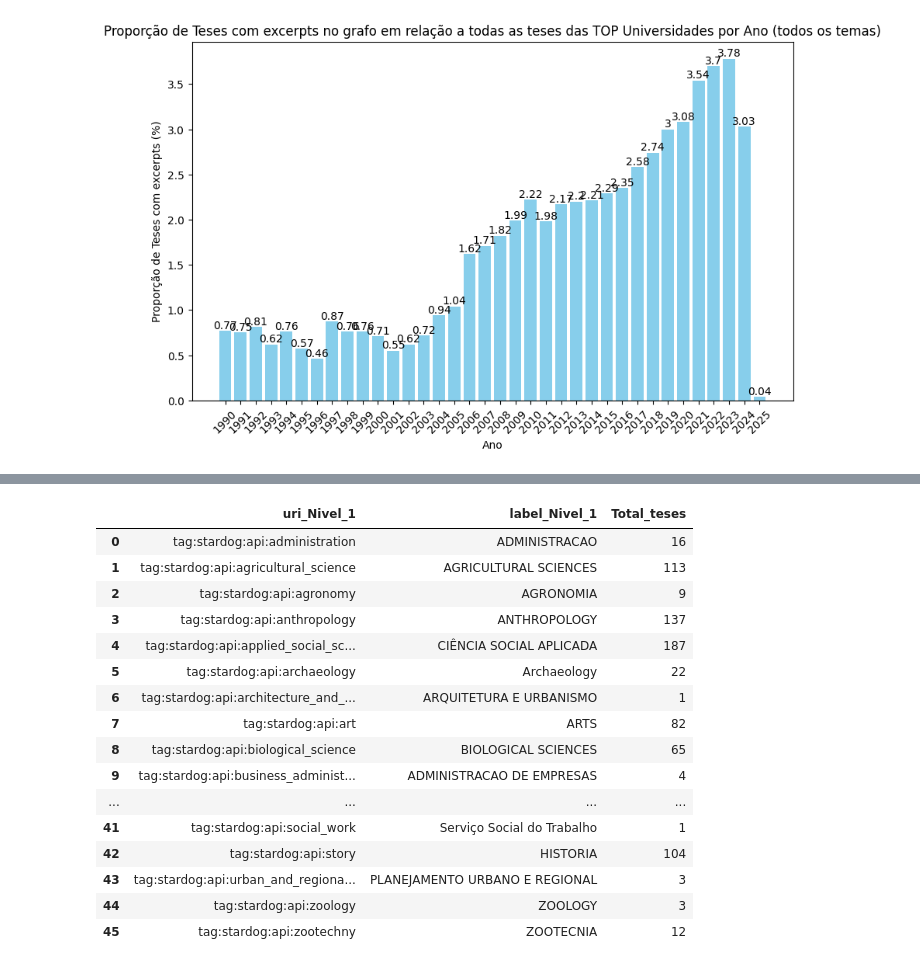
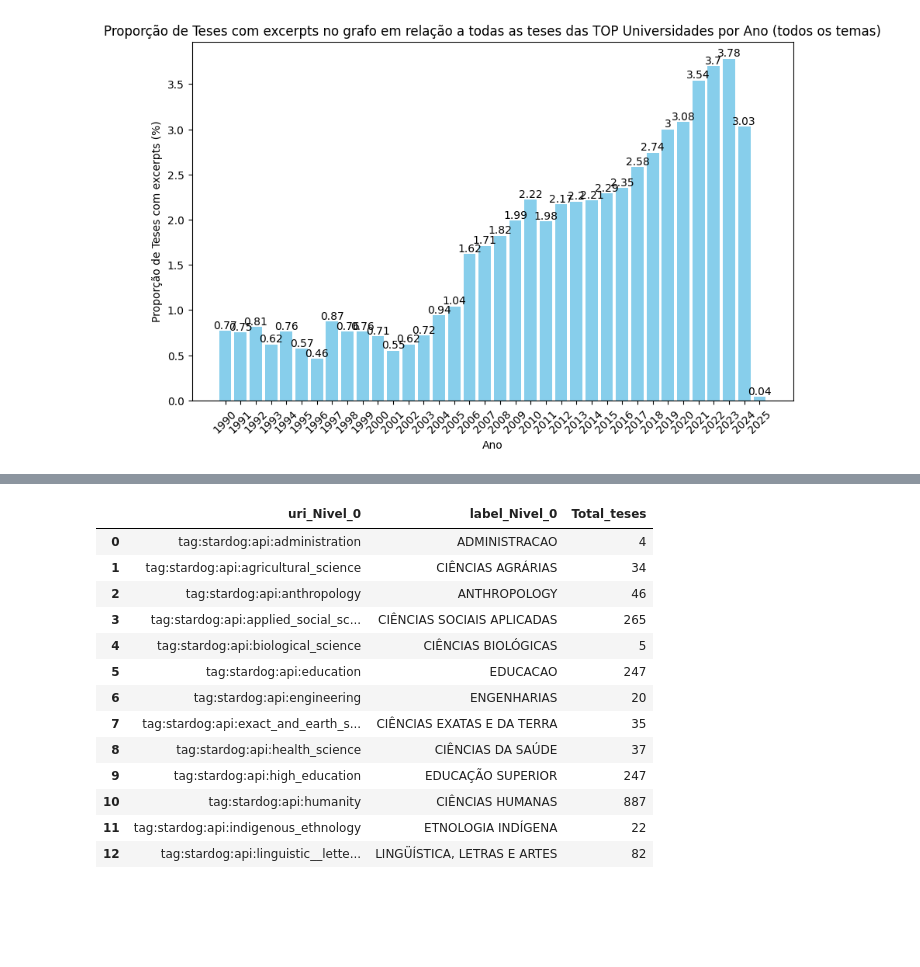
Before and after one commit to fabiocorreacordeiro/Indigenous-Slavery-KG, a Jupyter notebook: EDA.ipynb, the cells around one changed output, grey strips where cells are left out. Cells and saved outputs as stored; diff of their text form; code cells hidden in the pictures; blank space fills up the shorter version.

```diff
--- a/EDA.ipynb
+++ b/EDA.ipynb
@@ -338,29 +485,26 @@ assuntos_CNPQ
 # %%
 assuntos_CNPQ = graph.query("""
-MATCH (n1:CNPQ)-[:BFO_0000051]->(n2:CNPQ)-[:BFO_0000051]->(n3:CNPQ)--(t:Thesis)
-RETURN n1.uri AS uri_Nivel_1, n1.label AS label_Nivel_1, n2.uri AS uri_Nivel_2, n2.label AS label_Nivel_2, n3.uri AS uri_Nivel_3, n3.label AS label_Nivel_3, COUNT(t) AS Total_teses
-ORDER BY uri_Nivel_1, uri_Nivel_2, uri_Nivel_3
+MATCH (n0:CNPQ)-[:BFO_0000051]->(n1:CNPQ)-[:BFO_0000051]->(n2:CNPQ)-[:BFO_0000051]->(n3:CNPQ)--(t:Thesis)
+RETURN n0.uri AS uri_Nivel_0, n0.label AS label_Nivel_0, n1.uri AS uri_Nivel_1, n1.label AS label_Nivel_1, n2.uri AS uri_Nivel_2, n2.label AS label_Nivel_2, n3.uri AS uri_Nivel_3, n3.label AS label_Nivel_3, COUNT(t) AS Total_teses
+ORDER BY uri_Nivel_0, uri_Nivel_1, uri_Nivel_2, uri_Nivel_3
 """)
 
 
-assuntos_CNPQ = pd.DataFrame(assuntos_CNPQ, columns=['uri_Nivel_1', 'label_Nivel_1', 'uri_Nivel_2', 'label_Nivel_2', 'uri_Nivel_3', 'label_Nivel_3', 'Total_teses'])
+assuntos_CNPQ = pd.DataFrame(assuntos_CNPQ, columns=['uri_Nivel_0', 'label_Nivel_0', 'uri_Nivel_1', 'label_Nivel_1', 'uri_Nivel_2', 'label_Nivel_2', 'uri_Nivel_3', 'label_Nivel_3', 'Total_teses'])
 # %%
-assuntos_CNPQ.groupby(['uri_Nivel_1', 'label_Nivel_1'])['Total_teses'].sum().reset_index().sort_values('uri_Nivel_1', ascending=True)
+assuntos_CNPQ.groupby(['uri_Nivel_0', 'label_Nivel_0'])['Total_teses'].sum().reset_index().sort_values('uri_Nivel_0', ascending=True)
 # %% [output]
-|  | uri_Nivel_1 | label_Nivel_1 | Total_teses |
-| 0 | tag:stardog:api:administration | ADMINISTRACAO | 16 |
-| 1 | tag:stardog:api:agricultural_science | AGRICULTURAL SCIENCES | 113 |
-| 2 | tag:stardog:api:agronomy | AGRONOMIA | 9 |
-| 3 | tag:stardog:api:anthropology | ANTHROPOLOGY | 137 |
-| 4 | tag:stardog:api:applied_social_sc... | CIÊNCIA SOCIAL APLICADA | 187 |
-| 5 | tag:stardog:api:archaeology | Archaeology | 22 |
-| 6 | tag:stardog:api:architecture_and_... | ARQUITETURA E URBANISMO | 1 |
-| 7 | tag:stardog:api:art | ARTS | 82 |
-| 8 | tag:stardog:api:biological_science | BIOLOGICAL SCIENCES | 65 |
-| 9 | tag:stardog:api:business_administ... | ADMINISTRACAO DE EMPRESAS | 4 |
-| ... | ... | ... | ... |
-| 41 | tag:stardog:api:social_work | Serviço Social do Trabalho | 1 |
-| 42 | tag:stardog:api:story | HISTORIA | 104 |
-| 43 | tag:stardog:api:urban_and_regiona... | PLANEJAMENTO URBANO E REGIONAL | 3 |
-| 44 | tag:stardog:api:zoology | ZOOLOGY | 3 |
-| 45 | tag:stardog:api:zootechny | ZOOTECNIA | 12 |
+|  | uri_Nivel_0 | label_Nivel_0 | Total_teses |
+| 0 | tag:stardog:api:administration | ADMINISTRACAO | 4 |
+| 1 | tag:stardog:api:agricultural_science | CIÊNCIAS AGRÁRIAS | 34 |
+| 2 | tag:stardog:api:anthropology | ANTHROPOLOGY | 46 |
+| 3 | tag:stardog:api:applied_social_sc... | CIÊNCIAS SOCIAIS APLICADAS | 265 |
+| 4 | tag:stardog:api:biological_science | CIÊNCIAS BIOLÓGICAS | 5 |
+| 5 | tag:stardog:api:education | EDUCACAO | 247 |
+| 6 | tag:stardog:api:engineering | ENGENHARIAS | 20 |
+| 7 | tag:stardog:api:exact_and_earth_s... | CIÊNCIAS EXATAS E DA TERRA | 35 |
+| 8 | tag:stardog:api:health_science | CIÊNCIAS DA SAÚDE | 37 |
+| 9 | tag:stardog:api:high_education | EDUCAÇÃO SUPERIOR | 247 |
+| 10 | tag:stardog:api:humanity | CIÊNCIAS HUMANAS | 887 |
+| 11 | tag:stardog:api:indigenous_ethnology | ETNOLOGIA INDÍGENA | 22 |
+| 12 | tag:stardog:api:linguistic__lette... | LINGÜÍSTICA, LETRAS E ARTES | 82 |
```
Also changed, not shown: parts of 12 cells of this notebook, 3 other files.
